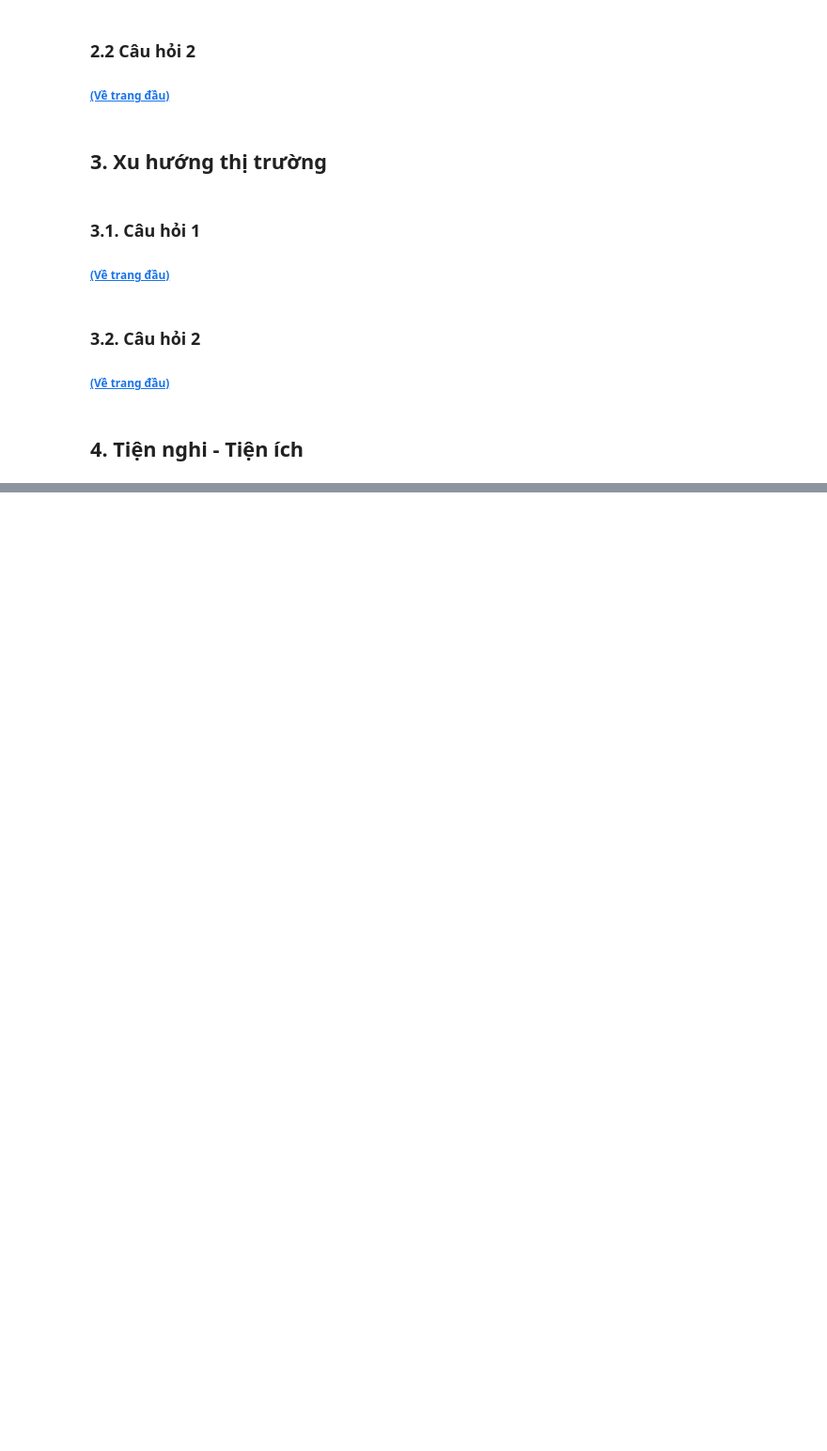
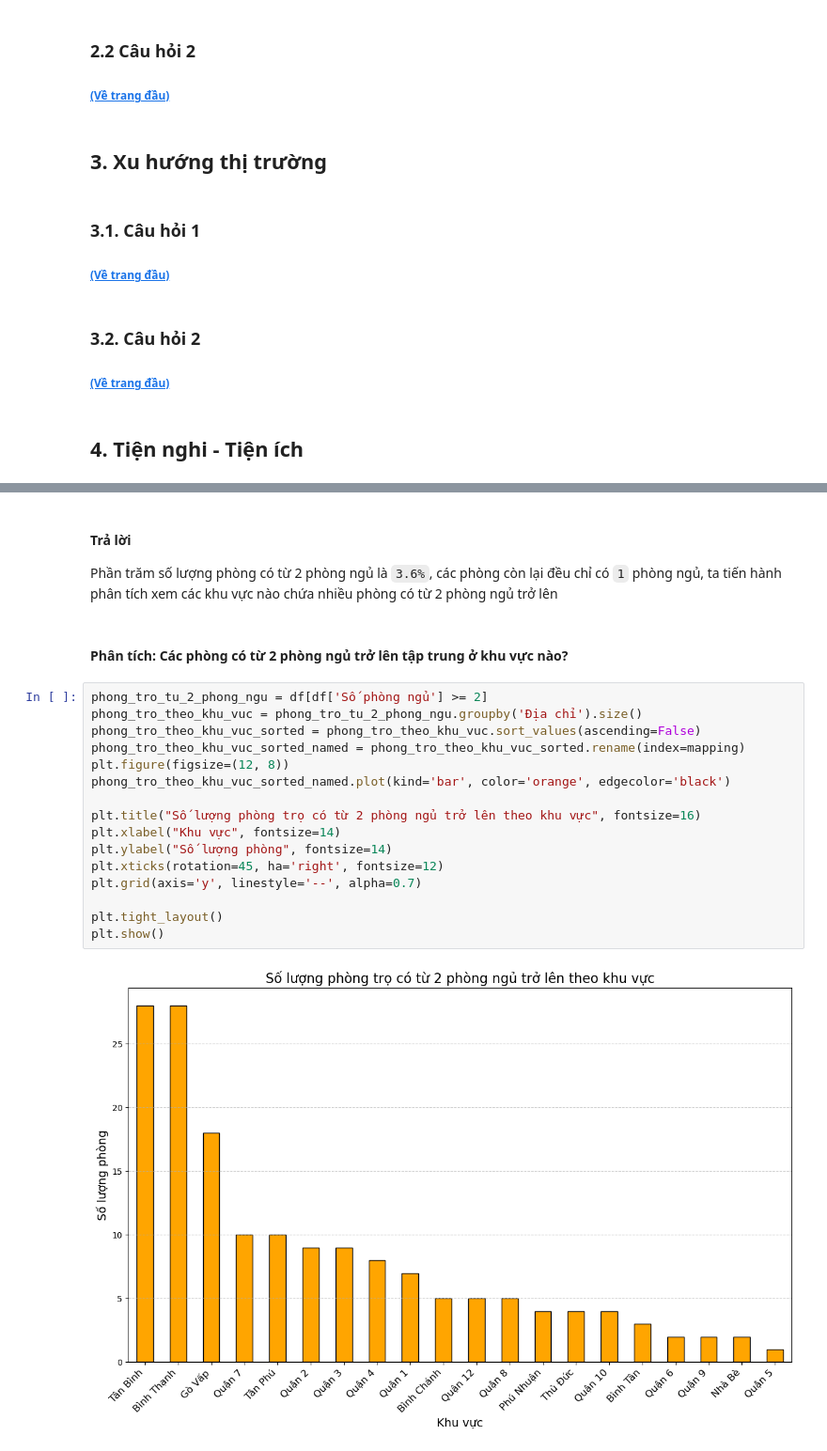
Before and after one commit to HoanggNguyen/DS_FinalProject, a Jupyter notebook: Question_Answer.ipynb, the cells around one changed output, grey strips where cells are left out. Shown at 94% size. Cells and saved outputs as stored; diff of their text form; blank space fills up the shorter version.

```diff
--- a/Question_Answer.ipynb
+++ b/Question_Answer.ipynb
@@ -78,0 +317,23 @@
+# %% [markdown]
+#### Trả lời
+Phần trăm số lượng phòng có từ 2 phòng ngủ là `3.6%`, các phòng còn lại đều chỉ có `1` phòng ngủ, ta tiến hành phân tích xem các khu vực nào chứa nhiều phòng có từ 2 phòng ngủ trở lên
+# %% [markdown]
+#### Phân tích: Các phòng có từ 2 phòng ngủ trở lên tập trung ở khu vực nào?
+# %%
+phong_tro_tu_2_phong_ngu = df[df['Số phòng ngủ'] >= 2]
+phong_tro_theo_khu_vuc = phong_tro_tu_2_phong_ngu.groupby('Địa chỉ').size()
+phong_tro_theo_khu_vuc_sorted = phong_tro_theo_khu_vuc.sort_values(ascending=False)
+phong_tro_theo_khu_vuc_sorted_named = phong_tro_theo_khu_vuc_sorted.rename(index=mapping)
+plt.figure(figsize=(12, 8))
+phong_tro_theo_khu_vuc_sorted_named.plot(kind='bar', color='orange', edgecolor='black')
+
+plt.title("Số lượng phòng trọ có từ 2 phòng ngủ trở lên theo khu vực", fontsize=16)
+plt.xlabel("Khu vực", fontsize=14)
+plt.ylabel("Số lượng phòng", fontsize=14)
+plt.xticks(rotation=45, ha='right', fontsize=12)
+plt.grid(axis='y', linestyle='--', alpha=0.7)
+
+plt.tight_layout()
+plt.show()
+# %% [output]
+[figure, added]
```
Also changed, not shown: parts of 27 cells of this notebook.
